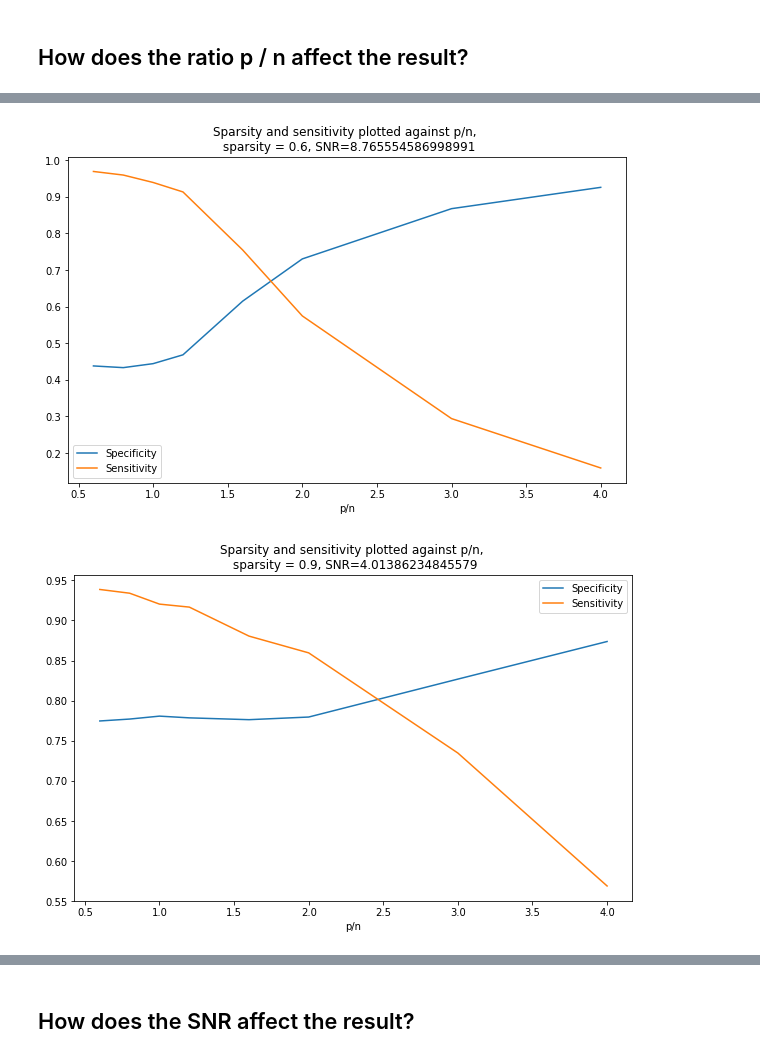
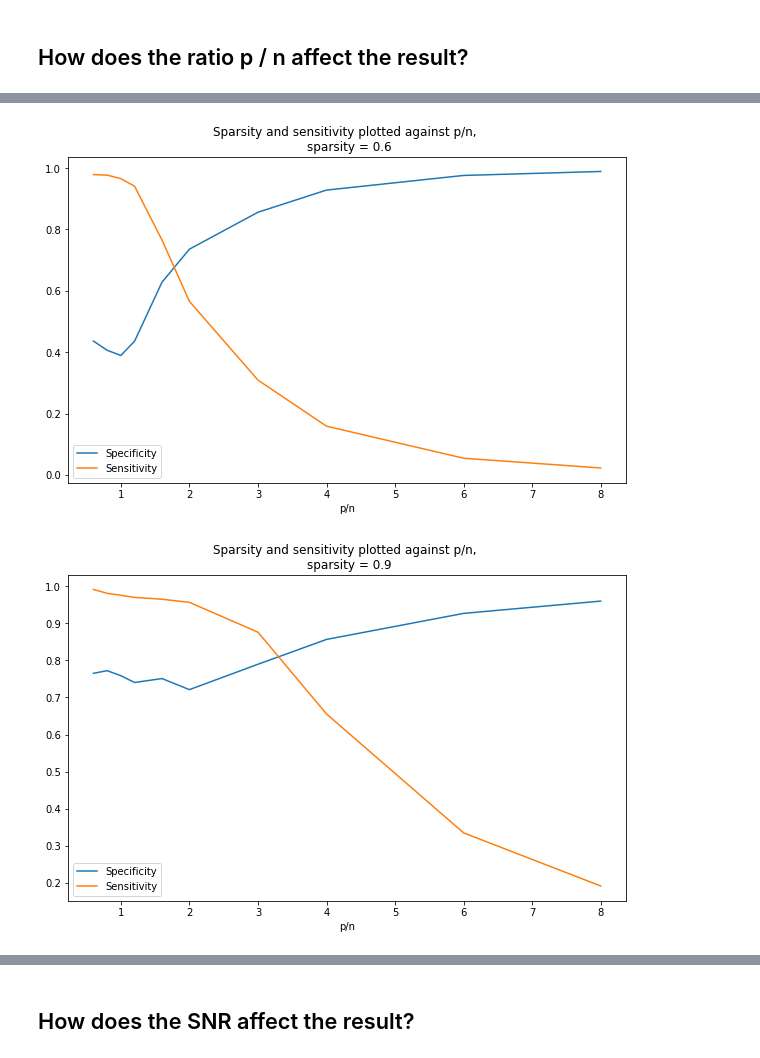
Before and after one commit to emmaryd/statistical-learning, a Jupyter notebook: project-the-lasso-and-sparsity-levels.ipynb, the cells around one changed output, grey strips where cells are left out. Drawn from its saved outputs; the diff is of its cells as text; code cells hidden in the pictures.

```diff
--- a/project-the-lasso-and-sparsity-levels.ipynb
+++ b/project-the-lasso-and-sparsity-levels.ipynb
@@ -25,7 +25,7 @@ Packages: For R `glmnet`, for Python `scikit-learn` (https://scikit-learn.org/st
 # %%
 import numpy as np
 import matplotlib.pyplot as plt
-plt.rcParams.update({'font.size': 16})
+plt.rcParams.update({'font.size': 20})
 from sklearn import linear_model, preprocessing
 # %%
 class dataset():
@@ -201,7 +151,7 @@ for i in range(iterations):
 
     # Loop over the different sparsity levels
     for s in sparsity:
-        data = dataset(n, p, 0.5)
+        data = dataset(n, p)
         data.standardise_data()
 
         data.add_sparsity(s)
@@ -246,7 +188,7 @@ What is remarkable is the sudden change, at sparsity around 0.6, where there is
 ## How does the ratio p / n affect the result?
 # %%
 n = 250
-p_list = [150, 200, 250, 300, 400, 500, 750, 1000]
+p_list = [150, 200, 250, 300, 400, 500, 750, 1000, 1500, 2000]
 p_divided_n = [p/n for p in p_list]
 SNR = 15
 sparsity = [0.1, 0.3, 0.6, 0.9]
@@ -262,8 +204,8 @@ for s in sparsity:
         for p in p_list:
             data = dataset(n, p)
             data.standardise_data()
+            data.add_sparsity(s)
             data.set_to_specific_SNR(SNR)
-            data.add_sparsity(s)
 
             X, y = data.X, data.y
             beta = data.beta_sparse
@@ -281,7 +223,7 @@ for s in sparsity:
 
     #Plot the result
     fig, ax = plt.subplots(figsize=(10,6))
-    ax.set_title(f'Sparsity and sensitivity plotted against p/n, \n sparsity = {s}, SNR={data.get_SNR()}')
+    ax.set_title(f'Sparsity and sensitivity plotted against p/n, \n sparsity = {s}')
     ax.set_xlabel('p/n')
     plt.plot(p_divided_n, specificity_mean, label='Specificity')
     plt.plot(p_divided_n, sensitivity_mean, label='Sensitivity')
@@ -292,2 +234,2 @@ for s in sparsity:
-[figure, old version]
+[figure, new version]
-[figure, old version]
+[figure, new version]
```
Also changed, not shown: parts of 9 cells of this notebook.
